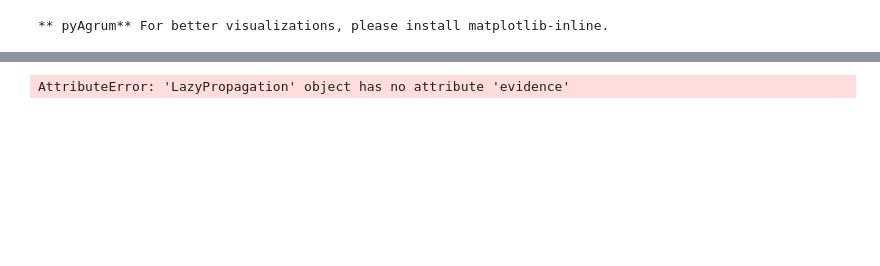
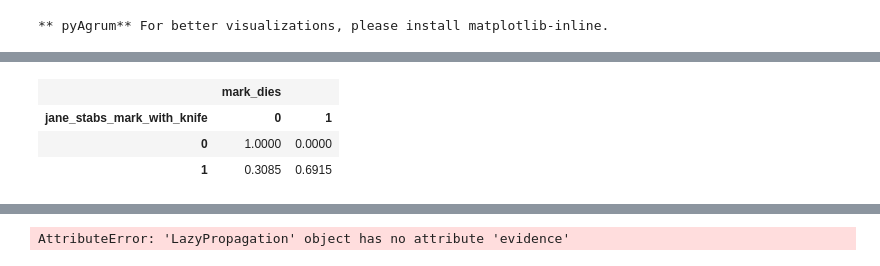
Before and after one commit to aludi/evaluatingScenarioBNs2023, a Jupyter notebook: Question1.ipynb, the cells around one changed output, grey strips where cells are left out. Saved outputs shown, nothing was run; the diff lists cells and outputs as text; code cells hidden in the pictures; blank space fills up the shorter version.

```diff
--- a/Question1.ipynb
+++ b/Question1.ipynb
@@ -13,3 +13,8 @@ import pyAgrum.lib.image as gim
 #gnb.showInference(bnK2,evs={"E_object_is_gone": 1, "E_broken_lock": 1, "E_disturbed_house": 1, "E_s_spotted_by_house": 1})
 # %% [output]
 ** pyAgrum** For better visualizations, please install matplotlib-inline.
+# %%
+bnK2=gum.loadBN("BNVlekNetwork/main.net")
+ie=gum.LazyPropagation(bnK2)
+gnb.showInference(bnK2,evs={})
+gim.exportInference(model=bnK2, filename="Report/images/Kb.pdf", engine=ie, evs={})
@@ -26,5 +34,12 @@ gnb.showInference(bnK2,evs={})
 # %% [output]
 [drawing not drawn]
+# %%
+bnK2.cpt("mark_dies")
+# %% [output]
+|  | mark_dies |  |
+| jane_stabs_mark_with_knife | 0 | 1 |
+| 0 | 1.0000 | 0.0000 |
+| 1 | 0.3085 | 0.6915 |
 # %%
 bnK2=gum.loadBN("BNVlekNetwork/kb2.net")
 ie=gum.LazyPropagation(bnK2)
```
Also changed, not shown: parts of 4 cells of this notebook, 27 other files.
